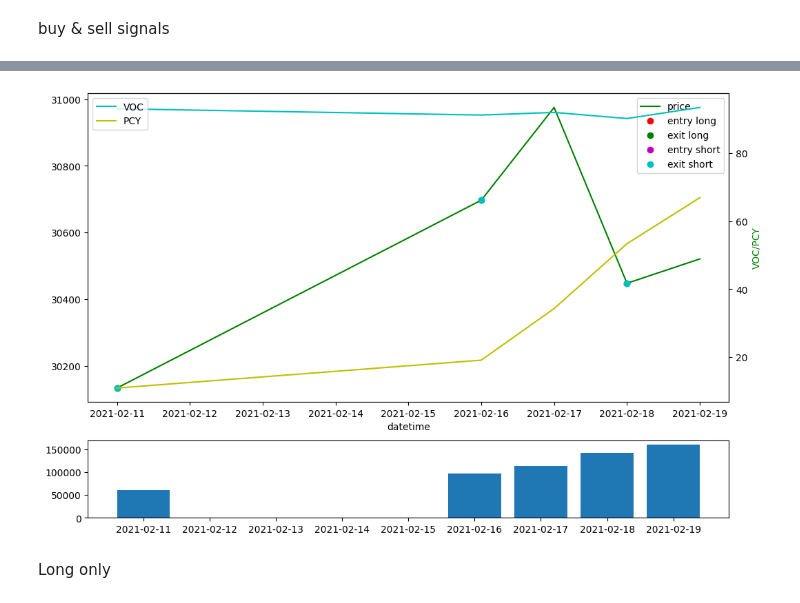
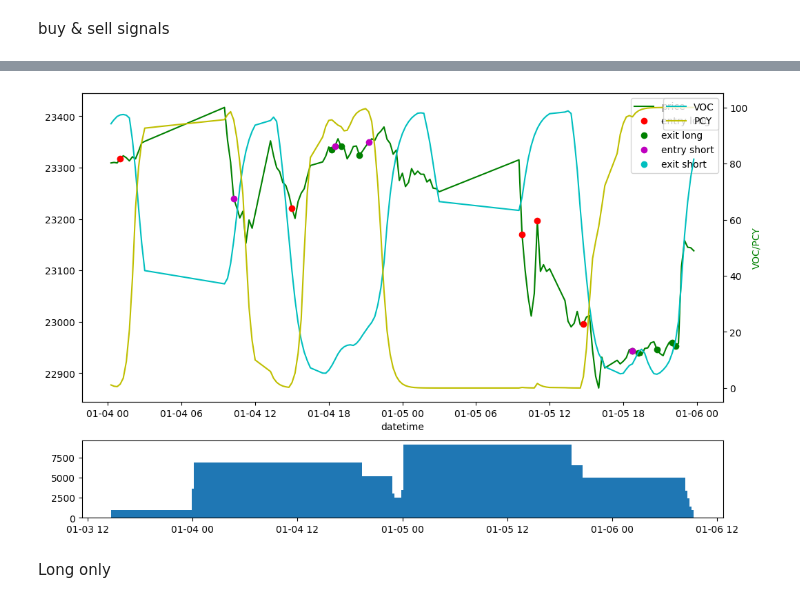
Before and after one commit to josephchenhk/qtrader_strategies, a Jupyter notebook: strategies/cyclicality_strategy/HSI_1d_signal_analysis.ipynb, the cells around one changed output, grey strips where cells are left out. Saved outputs shown, nothing was run; the diff lists cells and outputs as text; code cells hidden in the pictures.

```diff
--- a/strategies/cyclicality_strategy/HSI_1d_signal_analysis.ipynb
+++ b/strategies/cyclicality_strategy/HSI_1d_signal_analysis.ipynb
@@ -83,32 +77,41 @@ cyc = {
 }
 PCY = []
 VOC = []
-for idx in range(lookback_window, data.shape[0]):
-    data_lb = data.iloc[idx-lookback_window+1:idx+1]
+SAR_lst = []
+for idx in range(data_lookback_window, data.shape[0]):
+    data_lb = data.iloc[idx-data_lookback_window+1:idx+1]
+    highs = data_lb["high"].to_numpy(dtype=float)
+    lows = data_lb["low"].to_numpy(dtype=float)
     closes = data_lb["close"].to_numpy(dtype=float)
     volumes = data_lb["volume"].to_numpy(dtype=float)
     cyc["close"] = CYC(
         data=closes,
         cyc=cyc["close"],
-        short_ma_length=10,
-        long_ma_length=50,
-        alpha=0.29,
-        lookback_window=10,
+        short_ma_length=15,
+        long_ma_length=25,
+        alpha=0.41,
+        lookback_window=15,
     )
     PCY.append(cyc["close"])
     cyc["volume"] = CYC(
         data=volumes,
         cyc=cyc["volume"],
-        short_ma_length=30,
-        long_ma_length=90,
-        alpha=0.33,
-        lookback_window=10,
+        short_ma_length=13,
+        long_ma_length=25,
+        alpha=0.26,
+        lookback_window=30,
     )
     VOC.append(cyc["volume"])
+    sar = SAR(
+        highs[-14:],
+        lows[-14:]
+    )[-1]
+    SAR_lst.append(sar)
 # %%
-data_bt = data.iloc[lookback_window:].copy()
+data_bt = data.iloc[data_lookback_window:].copy()
 data_bt["VOC"] = VOC
 data_bt["PCY"] = PCY
+data_bt["SAR"] = SAR_lst
 # %% [markdown]
 ## Correlation
 
@@ -237,7 +226,7 @@ data_bt["exit_short"] = rolling_apply(
 # %%
 data_bt_plot = data_bt[
-    (data_bt.index > datetime(2021, 2, 10))
-    & (data_bt.index < datetime(2021, 2, 20))
+    (data_bt.index > datetime(2022, 1, 4))
+    & (data_bt.index < datetime(2022, 1, 6))
 ]
 data_bt_plot_entry_long = data_bt_plot[data_bt_plot.entry_long==1]
 data_bt_plot_exit_long = data_bt_plot[data_bt_plot.exit_long==1]
@@ -246,28 +235,28 @@ data_bt_plot_exit_short = data_bt_plot[data_bt_plot.exit_short==1]
 # %%
 fig, (ax1, ax3) = plt.subplots(
     2, figsize=(12,8), gridspec_kw={'height_ratios': [4, 1]})
 ax2 = ax1.twinx()
 ax1.plot(data_bt_plot.index, data_bt_plot.close, 'g-', label='price')
 ax1.plot(data_bt_plot_entry_long.index,
          data_bt_plot_entry_long.close, 'ro', label='entry long')
 ax1.plot(data_bt_plot_exit_long.index,
          data_bt_plot_exit_long.close, 'go', label='exit long')
 ax1.plot(data_bt_plot_entry_short.index,
          data_bt_plot_entry_short.close, 'mo', label='entry short')
 ax1.plot(data_bt_plot_exit_short.index,
          data_bt_plot_exit_short.close, 'co', label='exit short')
 ax2.plot(data_bt_plot.index, data_bt_plot.VOC, 'c-', label='VOC')
 ax2.plot(data_bt_plot.index, data_bt_plot.PCY, 'y-', label='PCY')
 ax1.legend(loc=0)
-ax2.legend(loc=2)
+ax2.legend(loc=1)
 ax1.set_xlabel('datetime')
 ax2.set_ylabel('Price', color='b')
 ax2.set_ylabel('VOC/PCY', color='g')
 ax3.bar(data_bt_plot.index, data_bt_plot.volume, label='volume')
 
 plt.show()
 # %% [output]
-[figure, old version]
+[figure, new version]
 # %% [markdown]
 Long only
 # %%
```
Also changed, not shown: parts of 17 cells of this notebook, 7 other files.
